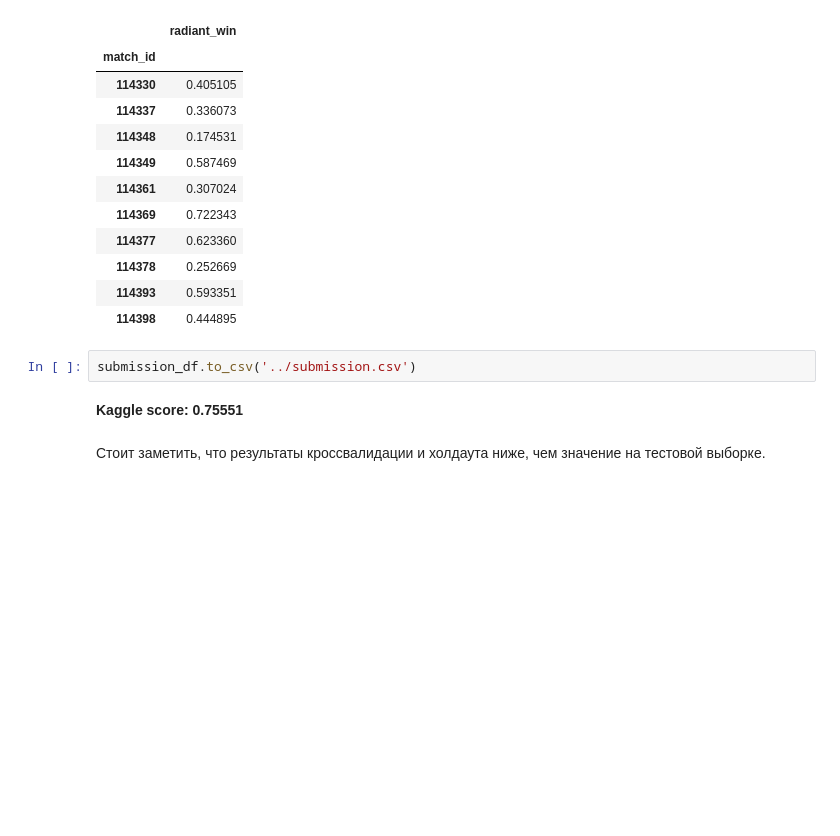
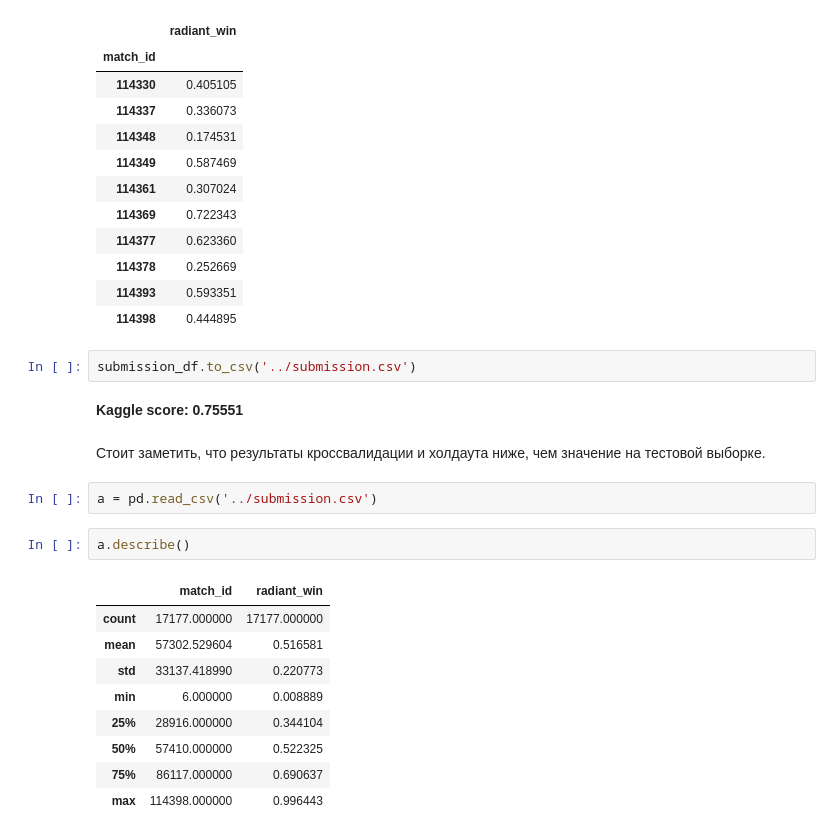
Before and after one commit to esceptico/Dota2WinPrediction, a Jupyter notebook: final_project.ipynb, the cells around one changed output. Cells and saved outputs as stored; diff of their text form; blank space fills up the shorter version.

```diff
--- a/final_project.ipynb
+++ b/final_project.ipynb
@@ -513,3 +471,17 @@ submission_df.to_csv('../submission.csv')
 __Kaggle score: 0.75551__
 # %% [markdown]
 Стоит заметить, что результаты кроссвалидации и холдаута ниже, чем значение на тестовой выборке.
+# %%
+a = pd.read_csv('../submission.csv')
+# %%
+a.describe()
+# %% [output]
+|  | match_id | radiant_win |
+| count | 17177.000000 | 17177.000000 |
+| mean | 57302.529604 | 0.516581 |
+| std | 33137.418990 | 0.220773 |
+| min | 6.000000 | 0.008889 |
+| 25% | 28916.000000 | 0.344104 |
+| 50% | 57410.000000 | 0.522325 |
+| 75% | 86117.000000 | 0.690637 |
+| max | 114398.000000 | 0.996443 |
```
Also changed, not shown: parts of 3 cells of this notebook.
